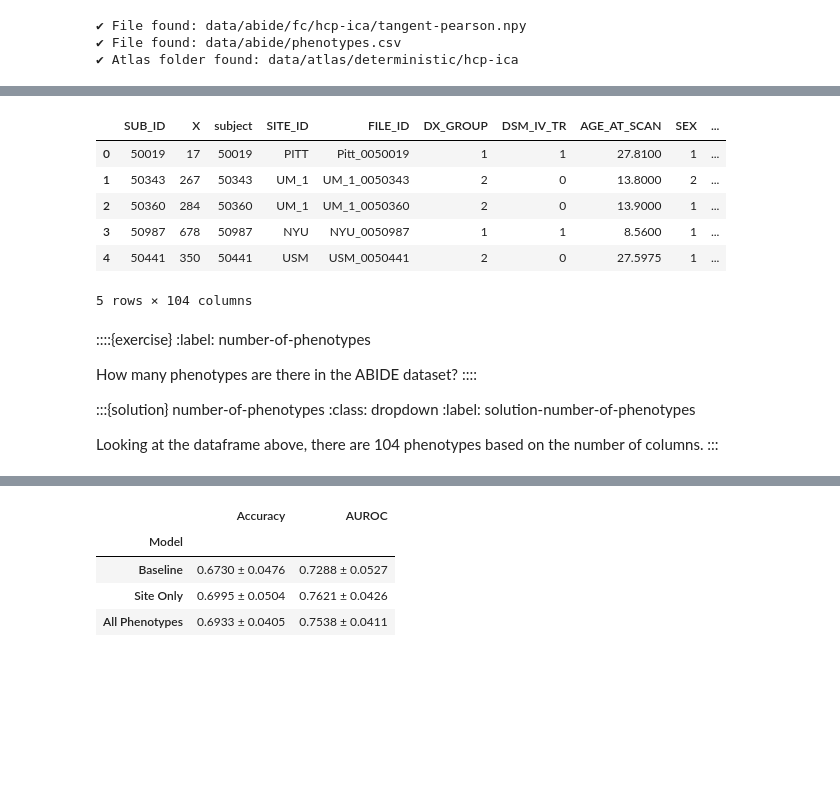
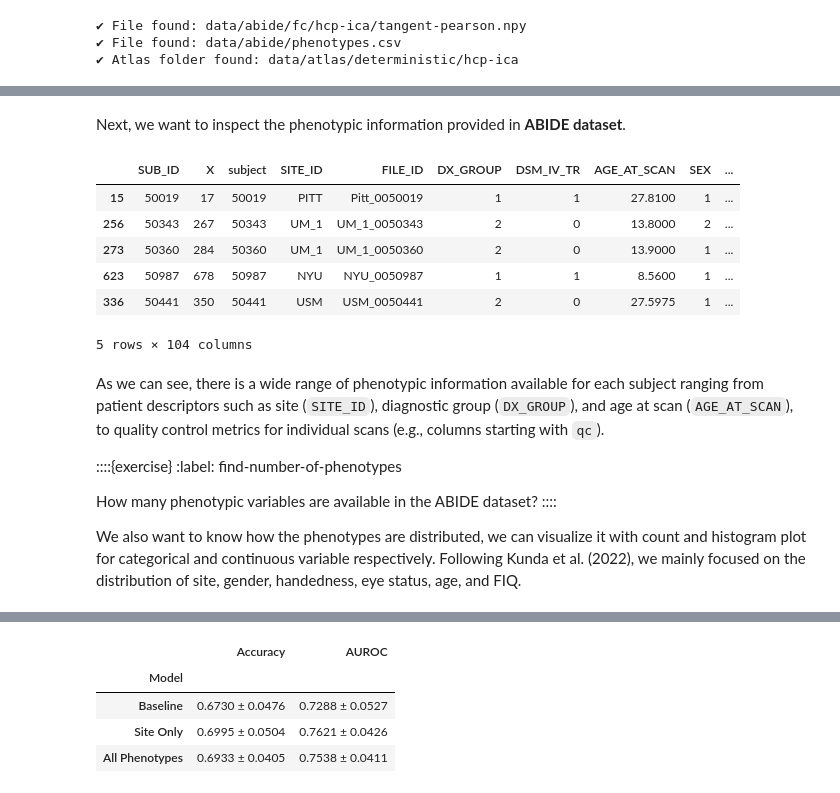
Before and after one commit to pykale/mmai-tutorials, a Jupyter notebook: tutorials/brain-disorder-diagnosis/notebook.ipynb, the cells around one changed output, grey strips where cells are left out. Cells and saved outputs as stored; diff of their text form; code cells hidden in the pictures; blank space fills up the shorter version.

```diff
--- a/tutorials/brain-disorder-diagnosis/notebook.ipynb
+++ b/tutorials/brain-disorder-diagnosis/notebook.ipynb
@@ -142,7 +254,7 @@ In this tutorial, we focus on the following preprocessing options:
 from data import load_data
 
 fc, phenotypes, rois, coords = load_data(
-    cfg.DATASET.PATH,
+    cfg.DATASET.DATA_DIR,
     cfg.DATASET.ATLAS,
     cfg.DATASET.FC,
     top_k_sites=cfg.DATASET.TOP_K_SITES,
@@ -216,29 +331,25 @@ we can use `len(rois)` which will output 32.
+# %% [markdown]
+Next, we want to inspect the phenotypic information provided in **ABIDE dataset**.
 # %%
-phenotypes.sample(
-    5, random_state=cfg.RANDOM_STATE, replace=False, axis=0, ignore_index=True
-)
+display(phenotypes.sample(5, random_state=cfg.RANDOM_STATE))
 # %% [output]
 |  | SUB_ID | X | subject | SITE_ID | FILE_ID | DX_GROUP | DSM_IV_TR | AGE_AT_SCAN | SEX | ... |
-| 0 | 50019 | 17 | 50019 | PITT | Pitt_0050019 | 1 | 1 | 27.8100 | 1 | ... |
-| 1 | 50343 | 267 | 50343 | UM_1 | UM_1_0050343 | 2 | 0 | 13.8000 | 2 | ... |
-| 2 | 50360 | 284 | 50360 | UM_1 | UM_1_0050360 | 2 | 0 | 13.9000 | 1 | ... |
-| 3 | 50987 | 678 | 50987 | NYU | NYU_0050987 | 1 | 1 | 8.5600 | 1 | ... |
-| 4 | 50441 | 350 | 50441 | USM | USM_0050441 | 2 | 0 | 27.5975 | 1 | ... |
+| 15 | 50019 | 17 | 50019 | PITT | Pitt_0050019 | 1 | 1 | 27.8100 | 1 | ... |
+| 256 | 50343 | 267 | 50343 | UM_1 | UM_1_0050343 | 2 | 0 | 13.8000 | 2 | ... |
+| 273 | 50360 | 284 | 50360 | UM_1 | UM_1_0050360 | 2 | 0 | 13.9000 | 1 | ... |
+| 623 | 50987 | 678 | 50987 | NYU | NYU_0050987 | 1 | 1 | 8.5600 | 1 | ... |
+| 336 | 50441 | 350 | 50441 | USM | USM_0050441 | 2 | 0 | 27.5975 | 1 | ... |
 5 rows × 104 columns
-# %% [markdown]
-::::{exercise}
-:label: number-of-phenotypes
-
-How many phenotypes are there in the ABIDE dataset?
-::::
-
-:::{solution} number-of-phenotypes
-:class: dropdown
-:label: solution-number-of-phenotypes
-
-Looking at the dataframe above, there are 104 phenotypes based on
-the number of columns.
-:::
+# %% [markdown]
+As we can see, there is a wide range of phenotypic information available for each subject ranging from patient descriptors such as site (`SITE_ID`), diagnostic group (`DX_GROUP`), and age at scan (`AGE_AT_SCAN`), to quality control metrics for individual scans (e.g., columns starting with `qc`).
+
+::::{exercise}
+:label: find-number-of-phenotypes
+
+How many phenotypic variables are available in the ABIDE dataset?
+::::
+
+We also want to know how the phenotypes are distributed, we can visualize it with count and histogram plot for categorical and continuous variable respectively. Following Kunda et al. (2022), we mainly focused on the distribution of site, gender, handedness, eye status, age, and FIQ.
 # %%
 from visualization import plot_phenotypic_distribution
 
```
Also changed, not shown: parts of 42 cells of this notebook.
